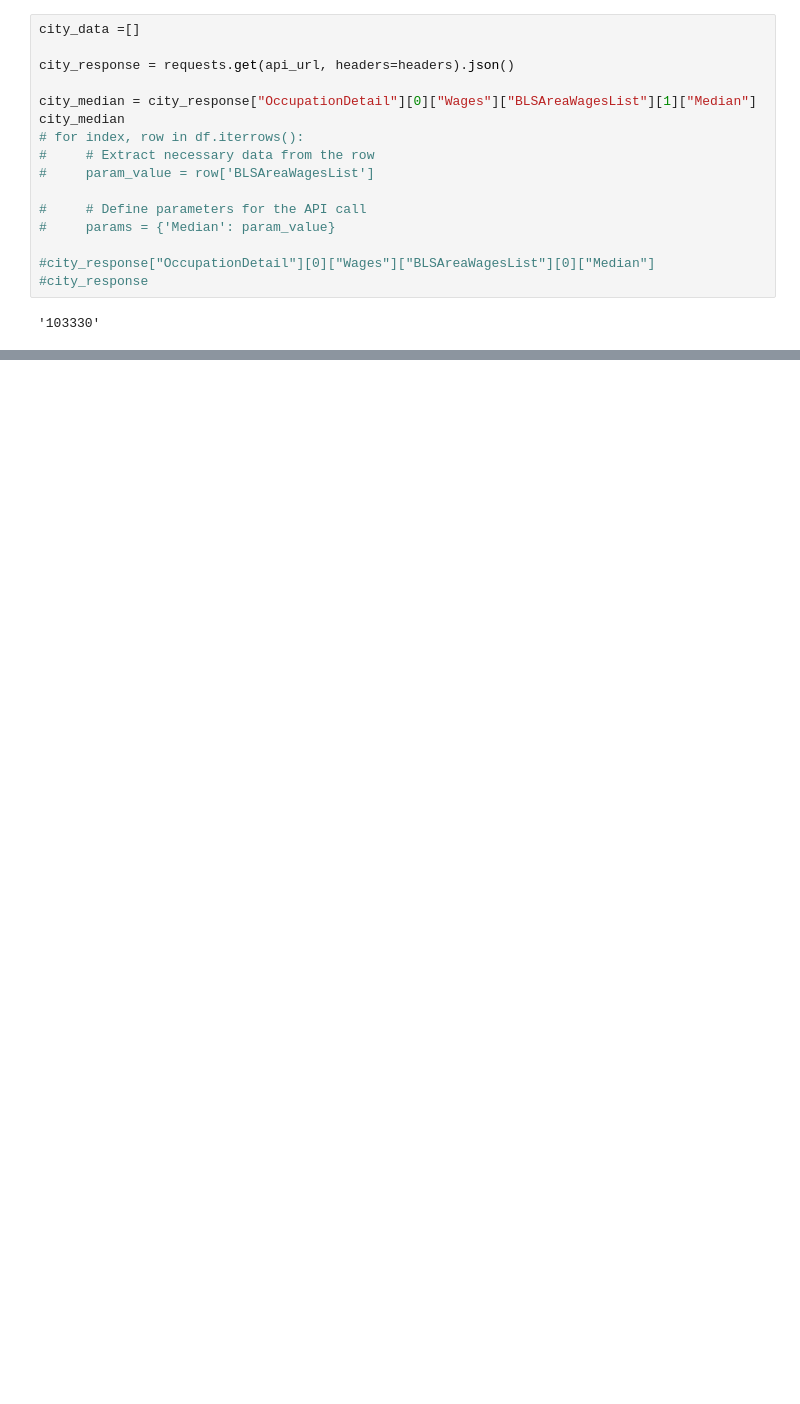
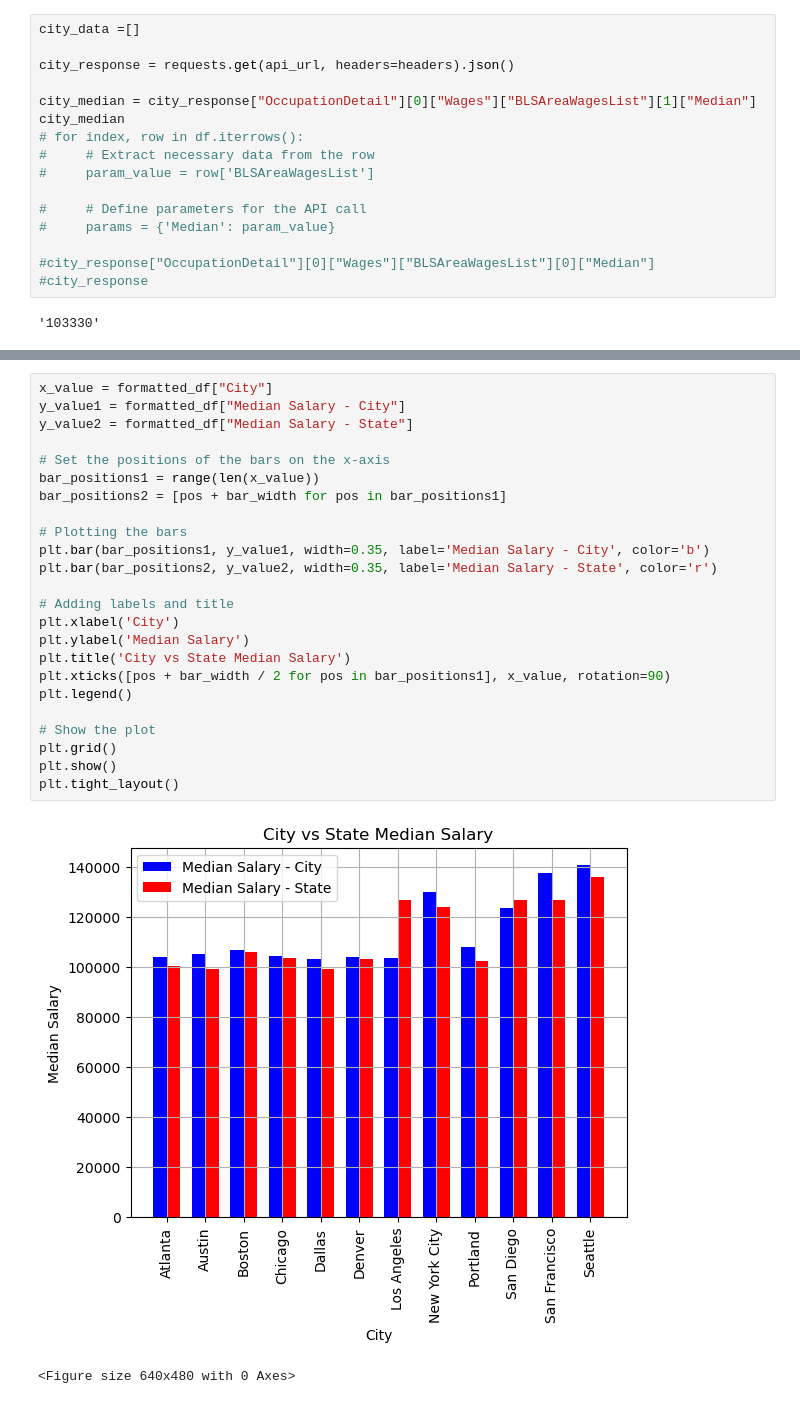
Before and after one commit to peatk/Group3_Project_-1, a Jupyter notebook: DataAnalysisWorkingBook.ipynb, the cells around one changed output, grey strips where cells are left out. Drawn from its saved outputs; the diff is of its cells as text; blank space fills up the shorter version.

```diff
--- a/DataAnalysisWorkingBook.ipynb
+++ b/DataAnalysisWorkingBook.ipynb
@@ -178,0 +208,27 @@ city_median
+# %%
+x_value = formatted_df["City"]
+y_value1 = formatted_df["Median Salary - City"]
+y_value2 = formatted_df["Median Salary - State"]
+
+# Set the positions of the bars on the x-axis
+bar_positions1 = range(len(x_value))
+bar_positions2 = [pos + bar_width for pos in bar_positions1]
+
+# Plotting the bars
+plt.bar(bar_positions1, y_value1, width=0.35, label='Median Salary - City', color='b')
+plt.bar(bar_positions2, y_value2, width=0.35, label='Median Salary - State', color='r')
+
+# Adding labels and title
+plt.xlabel('City')
+plt.ylabel('Median Salary')
+plt.title('City vs State Median Salary')
+plt.xticks([pos + bar_width / 2 for pos in bar_positions1], x_value, rotation=90)
+plt.legend()
+
+# Show the plot
+plt.grid()
+plt.show()
+plt.tight_layout()
+# %% [output]
+[figure, added]
+<Figure size 640x480 with 0 Axes>
```
Also changed, not shown: parts of 6 cells of this notebook.
